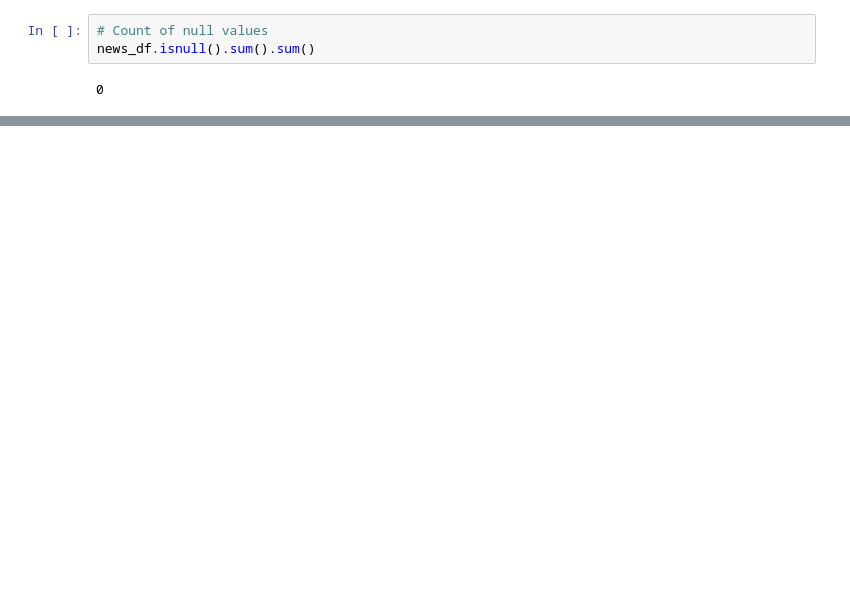
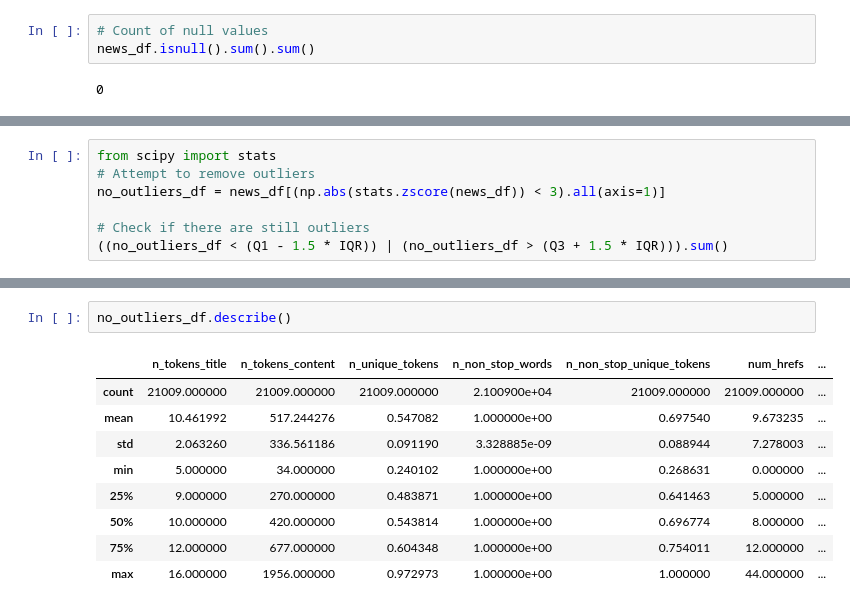
Before and after one commit to Jeffchiucp/MS-Machine-Learning, a Jupyter notebook: Regression_and_Classification_of_Sharing_Online_News.ipynb, the cells around one changed output, grey strips where cells are left out. Drawn from its saved outputs; the diff is of its cells as text; blank space fills up the shorter version.

```diff
--- a/Regression_and_Classification_of_Sharing_Online_News.ipynb
+++ b/Regression_and_Classification_of_Sharing_Online_News.ipynb
@@ -159,0 +272,7 @@ news_df.isnull().sum().sum()
+# %%
+from scipy import stats
+# Attempt to remove outliers
+no_outliers_df = news_df[(np.abs(stats.zscore(news_df)) < 3).all(axis=1)]
+
+# Check if there are still outliers
+((no_outliers_df < (Q1 - 1.5 * IQR)) | (no_outliers_df > (Q3 + 1.5 * IQR))).sum()
@@ -159,0 +297,12 @@ news_df.isnull().sum().sum()
+# %%
+no_outliers_df.describe()
+# %% [output]
+|  | n_tokens_title | n_tokens_content | n_unique_tokens | n_non_stop_words | n_non_stop_unique_tokens | num_hrefs | ... |
+| count | 21009.000000 | 21009.000000 | 21009.000000 | 2.100900e+04 | 21009.000000 | 21009.000000 | ... |
+| mean | 10.461992 | 517.244276 | 0.547082 | 1.000000e+00 | 0.697540 | 9.673235 | ... |
+| std | 2.063260 | 336.561186 | 0.091190 | 3.328885e-09 | 0.088944 | 7.278003 | ... |
+| min | 5.000000 | 34.000000 | 0.240102 | 1.000000e+00 | 0.268631 | 0.000000 | ... |
+| 25% | 9.000000 | 270.000000 | 0.483871 | 1.000000e+00 | 0.641463 | 5.000000 | ... |
+| 50% | 10.000000 | 420.000000 | 0.543814 | 1.000000e+00 | 0.696774 | 8.000000 | ... |
+| 75% | 12.000000 | 677.000000 | 0.604348 | 1.000000e+00 | 0.754011 | 12.000000 | ... |
+| max | 16.000000 | 1956.000000 | 0.972973 | 1.000000e+00 | 1.000000 | 44.000000 | ... |
```
Also changed, not shown: parts of 15 cells of this notebook.
